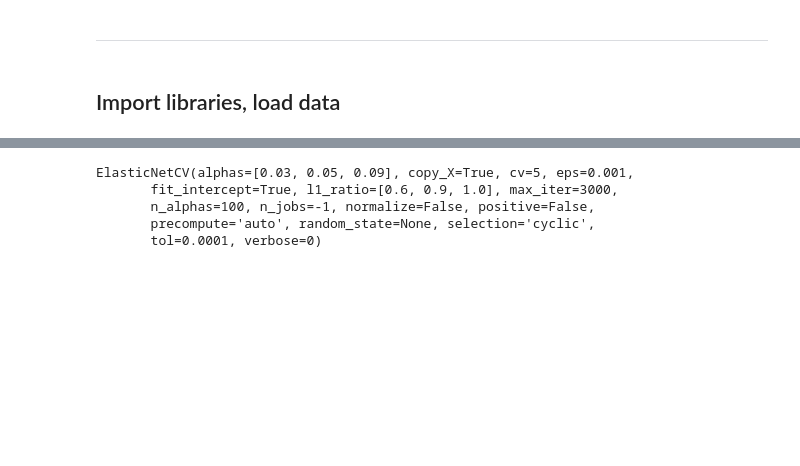
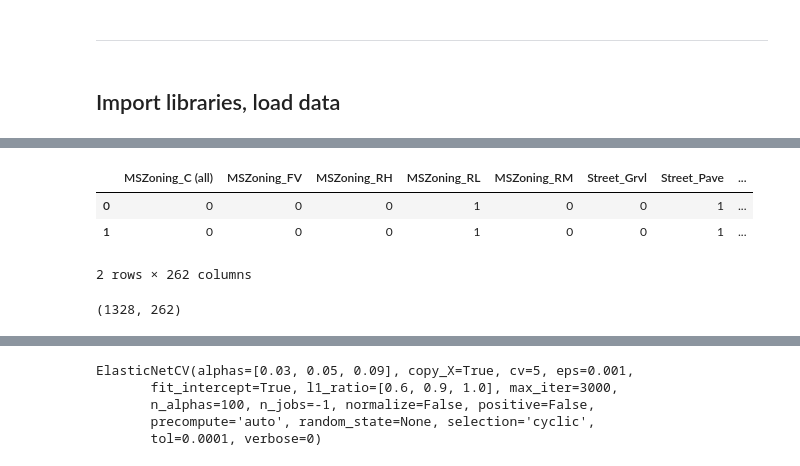
Before and after one commit to rbuerki/projects-ml, a Jupyter notebook: price_prediction_ames_housing/4-Interpretation_Feature_Importance.ipynb, the cells around one changed output, grey strips where cells are left out. Saved outputs shown, nothing was run; the diff lists cells and outputs as text; code cells hidden in the pictures; blank space fills up the shorter version.

```diff
--- a/price_prediction_ames_housing/4-Interpretation_Feature_Importance.ipynb
+++ b/price_prediction_ames_housing/4-Interpretation_Feature_Importance.ipynb
@@ -76,0 +76,17 @@ Use my 'quick & dirty' function for a baseline model on unprocessed data.
+# %%
+CHECK !!!! Try looking at data of of preprocessor as done in SMOTENC
+
+# Re-arrange cols (pipe has cat before num, get_dummies not)
+cols = X.columns.tolist()
+cols = cols[36:] + cols[:36]  # last column to first column
+X = X[cols]
+
+# Check result
+display(X.head(2))
+print(X.shape)
+# %% [output]
+|  | MSZoning_C (all) | MSZoning_FV | MSZoning_RH | MSZoning_RL | MSZoning_RM | Street_Grvl | Street_Pave | ... |
+| 0 | 0 | 0 | 0 | 1 | 0 | 0 | 1 | ... |
+| 1 | 0 | 0 | 0 | 1 | 0 | 0 | 1 | ... |
+2 rows × 262 columns
+(1328, 262)
```
Also changed, not shown: parts of 12 cells of this notebook, 1 other file.
